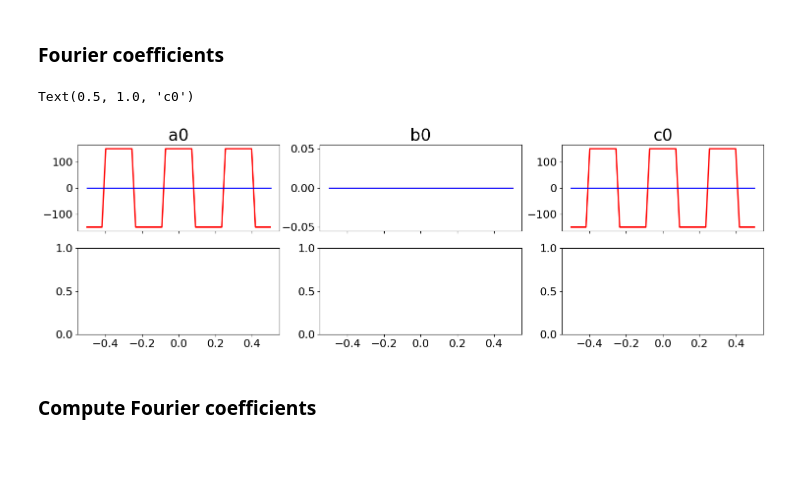
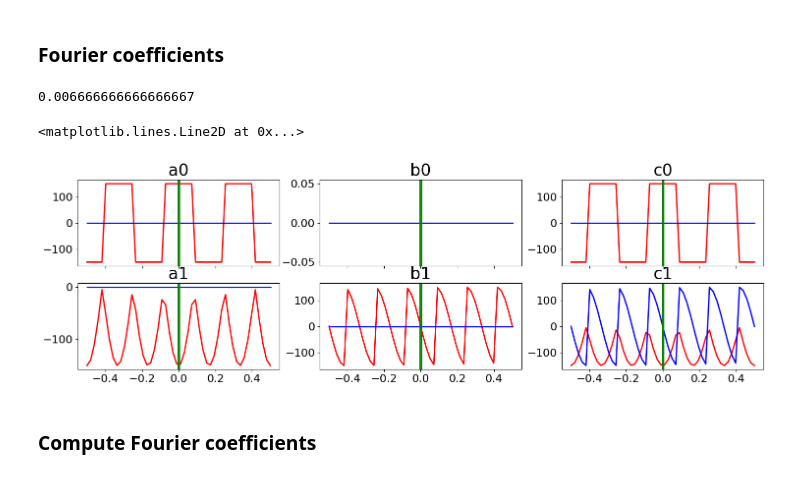
Before and after one commit to sylvielsstfr/AuxtelPSFpoppy, a Jupyter notebook: docs/notebooks/introdiffraction/02_FFT1D_ronchiphasepattern.ipynb, the cells around one changed output. Cells and saved outputs as stored; diff of their text form; code cells hidden in the pictures.

```diff
--- a/docs/notebooks/introdiffraction/02_FFT1D_ronchiphasepattern.ipynb
+++ b/docs/notebooks/introdiffraction/02_FFT1D_ronchiphasepattern.ipynb
@@ -716,33 +716,61 @@ def integrand_bn(x, n):
     return np.sin(2*np.pi*n*x/a)*set_ronchi_phase_debug(x,opticalelement_nblines_permm=Neff,xshift=0)/a
 def integrand_cn(x, n):
     return np.exp(2j*np.pi*n*x/a)*set_ronchi_phase_debug(x,opticalelement_nblines_permm=Neff,xshift=0)/a
+# %%
+a
+# %% [output]
+0.006666666666666667
 # %%
 fig,axs = plt.subplots(2,3,figsize=(18,5),sharex=True)
 ax1,ax2,ax3,ax4,ax5,ax6 = axs.flatten()
 
 xrange = np.linspace(-beam_radius_mm/10,+beam_radius_mm/10)
 y_a0 = integrand_an(xrange, 0)
 y_b0 = integrand_bn(xrange, 0)
 y_c0 = integrand_cn(xrange, 0)
 
 y_a1 = integrand_an(xrange, 1)
 y_b1 = integrand_bn(xrange, 1)
 y_c1 = integrand_cn(xrange, 1)
 
 ax1.plot(xrange,y_a0.real,'r-')
 ax1.plot(xrange,y_a0.imag,'b-')
 ax1.set_title("a0")
+ax1.axvline(-a/2,color="g")
+ax1.axvline(a/2,color="g")
 
 ax2.plot(xrange,y_b0.real,'r-')
 ax2.plot(xrange,y_b0.imag,'b-')
 ax2.set_title("b0")
+ax2.axvline(-a/2,color="g")
+ax2.axvline(a/2,color="g")
 
 ax3.plot(xrange,y_c0.real,'r-')
 ax3.plot(xrange,y_c0.imag,'b-')
 ax3.set_title("c0")
+ax3.axvline(-a/2,color="g")
+ax3.axvline(a/2,color="g")
+
+ax4.plot(xrange,y_a1.real,'r-')
+ax4.plot(xrange,y_a1.imag,'b-')
+ax4.set_title("a1")
+ax4.axvline(-a/2,color="g")
+ax4.axvline(a/2,color="g")
+
+ax5.plot(xrange,y_b1.real,'r-')
+ax5.plot(xrange,y_b1.imag,'b-')
+ax5.set_title("b1")
+ax5.axvline(-a/2,color="g")
+ax5.axvline(a/2,color="g")
+
+ax6.plot(xrange,y_c1.real,'r-')
+ax6.plot(xrange,y_c1.imag,'b-')
+ax6.set_title("c1")
+ax6.axvline(-a/2,color="g")
+ax6.axvline(a/2,color="g")
 # %% [output]
-Text(0.5, 1.0, 'c0')
+<matplotlib.lines.Line2D at 0x...>
-[figure, old version]
+[figure, new version]
 # %% [markdown]
 ### Compute Fourier coefficients
 # %% [markdown]
```
Also changed, not shown: parts of 1 cell of this notebook, 1 other file.
